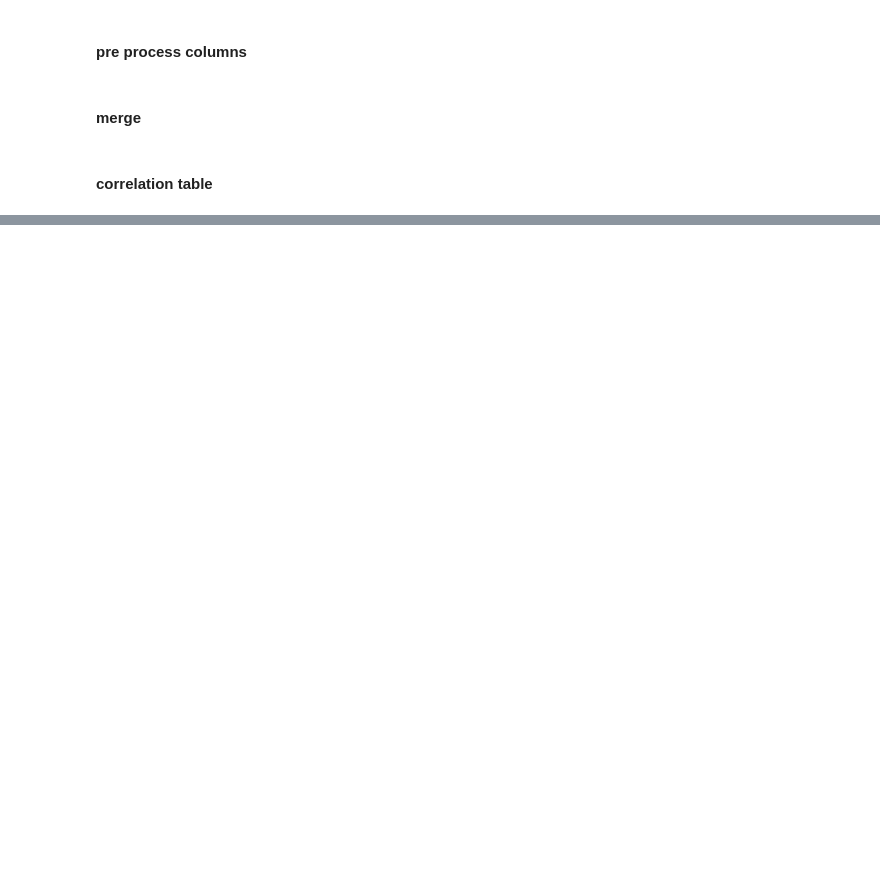
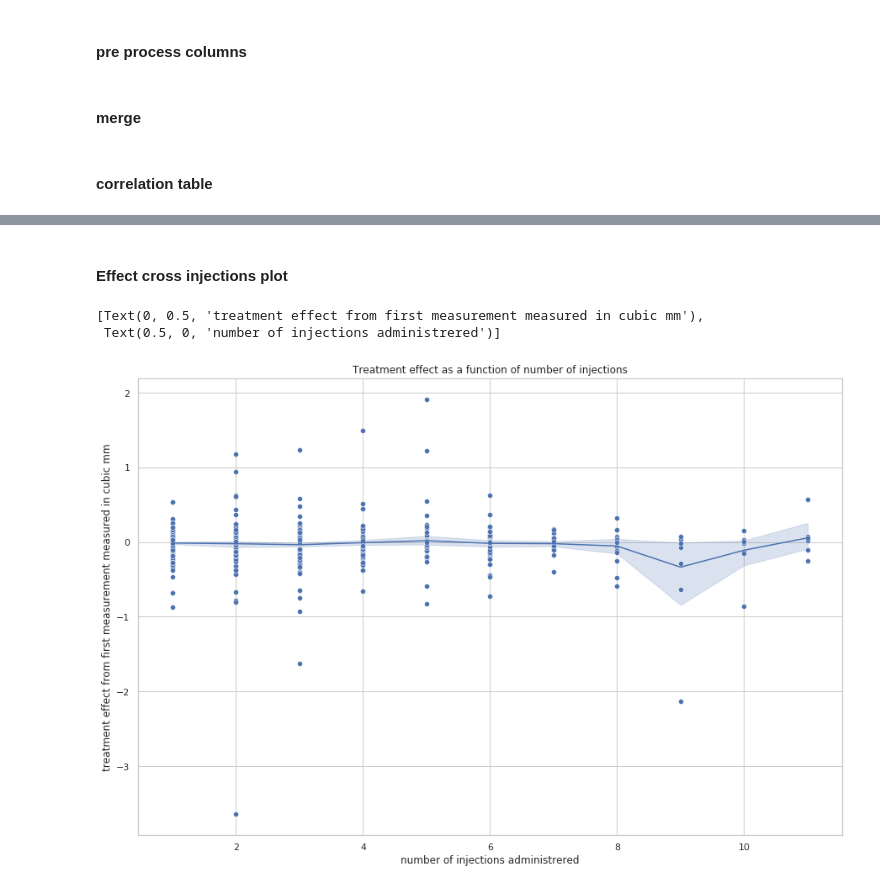
Before and after one commit to theislab/LODE, a Jupyter notebook: feature_statistics/notebooks/0_0_feature_statistics.ipynb, the cells around one changed output, grey strips where cells are left out. Cells and saved outputs as stored; diff of their text form; code cells hidden in the pictures; blank space fills up the shorter version.

```diff
--- a/feature_statistics/notebooks/0_0_feature_statistics.ipynb
+++ b/feature_statistics/notebooks/0_0_feature_statistics.ipynb
@@ -106,0 +107,22 @@ for regr in regressors:
+# %% [markdown]
+#### Effect cross injections plot
+# %%
+month3 = pd.melt(time_2_dry_pd[["abs1_3", "inj1_3"]], id_vars=["inj1_3"], value_vars=["abs1_3"])
+month6 = pd.melt(time_2_dry_pd[["abs1_6", "inj1_6"]], id_vars=["inj1_6"], value_vars=["abs1_6"])
+month12 = pd.melt(time_2_dry_pd[["abs1_12", "inj1_12"]], id_vars=["inj1_12"], value_vars=["abs1_12"])
+
+month3 = month3.rename(columns={"inj1_3": "inj"})
+month6 = month6.rename(columns={"inj1_6": "inj"})
+month12 = month12.rename(columns={"inj1_12": "inj"})
+
+effect_injections = month3.append(month6).append(month12)
+# %%
+sns.lineplot(data=effect_injections, x="inj", y="value")
+ax = sns.scatterplot(data=effect_injections, x="inj", y="value")
+plt.title("Treatment effect as a function of number of injections")
+ax.set(xlabel="number of injections administrered",
+       ylabel="treatment effect from first measurement measured in cubic mm")
+# %% [output]
+[Text(0, 0.5, 'treatment effect from first measurement measured in cubic mm'),
+ Text(0.5, 0, 'number of injections administrered')]
+[figure, added]
```
Also changed, not shown: parts of 17 cells of this notebook, 2 other files.
